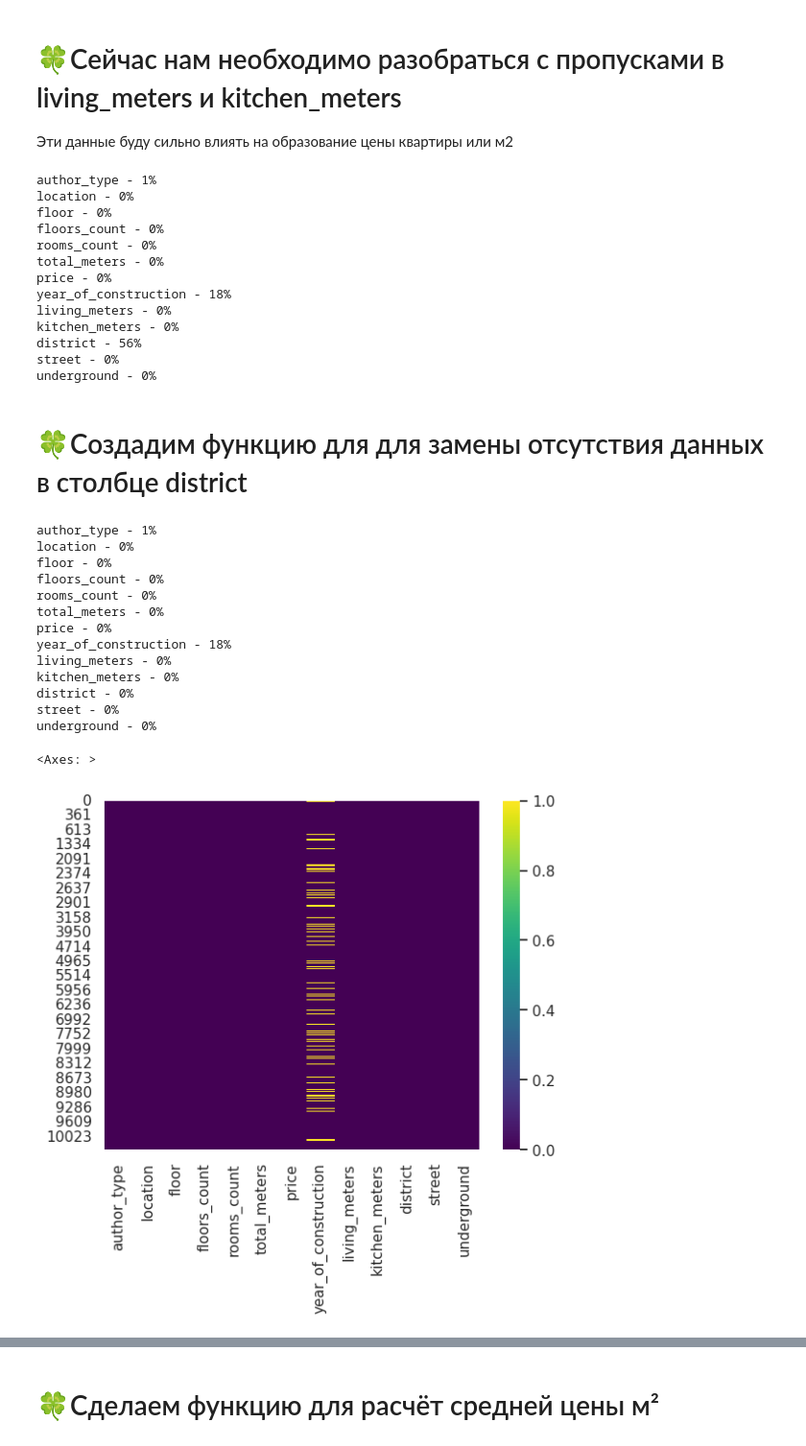
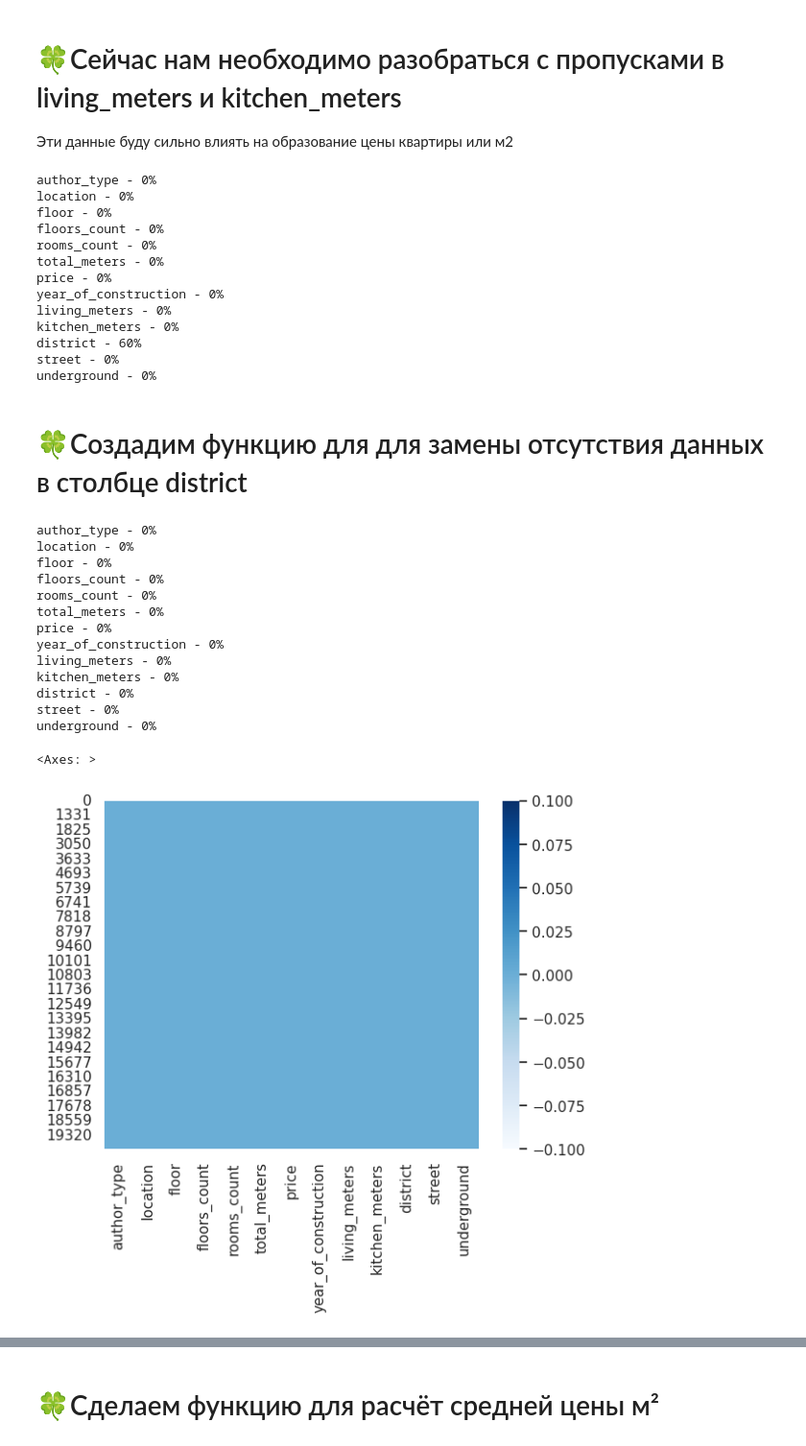
Before and after one commit to tmwsw/ML, a Jupyter notebook: main.ipynb, the cells around one changed output, grey strips where cells are left out. Shown at 96% size. Saved outputs shown, nothing was run; the diff lists cells and outputs as text; code cells hidden in the pictures.

```diff
--- a/main.ipynb
+++ b/main.ipynb
@@ -11,7 +11,7 @@ warnings.simplefilter('ignore')
 # %% [markdown]
 # 🍀Загружаем данные и проверяем что имеем
 # %%
-df = pd.read_csv("my_df.csv").drop_duplicates()
+df = pd.read_csv("main.csv").drop_duplicates()
 df.head()
 # %% [output]
 |  | author | author_type | url | location | deal_type | accommodation_type | floor | floors_count | ... |
@@ -154,6 +147,6 @@ sns.heatmap(df.isnull(), cmap='viridis')
 # %%
 df.drop(['residential_complex', 'house_number'], axis=1, inplace=True)
-df = df.dropna(subset=['underground', 'street'])
+df = df.dropna(subset=['underground', 'street', 'author_type', 'year_of_construction'])
 # %%
 for col in df.columns:
     pct_missing = np.mean(df[col].isnull())
@@ -175,6 +168,10 @@ underground - 0%
 # %% [markdown]
 # 🍀Сейчас нам необходимо разобраться с пропусками в living_meters и kitchen_meters
 Эти данные буду сильно влиять на образование цены квартиры или м2
+# %%
+# перед этим избавиться от символа м²
+df["kitchen_meters"] = (df["kitchen_meters"].str.replace("\xa0м²", "").str.replace(",", ".").astype(float))
+df['living_meters'] = df['living_meters'].str.replace('\xa0м²', '').str.replace(',', '.').astype(float)
 # %%
 df['living_meters'] = df['living_meters'].fillna(df['living_meters'].median())
 df['kitchen_meters'] = df['kitchen_meters'].fillna(df['kitchen_meters'].median())
@@ -184,17 +181,17 @@ for col in df.columns:
     pct_missing = np.mean(df[col].isnull())
     print('{} - {}%'.format(col, round(pct_missing*100)))
 # %% [output]
-author_type - 1%
+author_type - 0%
 location - 0%
 floor - 0%
 floors_count - 0%
 rooms_count - 0%
 total_meters - 0%
 price - 0%
-year_of_construction - 18%
+year_of_construction - 0%
 living_meters - 0%
 kitchen_meters - 0%
-district - 56%
+district - 60%
 street - 0%
 underground - 0%
 # %% [markdown]
@@ -214,14 +211,14 @@ for col in df.columns:
     pct_missing = np.mean(df[col].isnull())
     print('{} - {}%'.format(col, round(pct_missing*100)))
 # %% [output]
-author_type - 1%
+author_type - 0%
 location - 0%
 floor - 0%
 floors_count - 0%
 rooms_count - 0%
 total_meters - 0%
 price - 0%
-year_of_construction - 18%
+year_of_construction - 0%
 living_meters - 0%
 kitchen_meters - 0%
 district - 0%
@@ -229,7 +226,7 @@ street - 0%
 underground - 0%
 # %%
 # проверим пропуски после чистки
-sns.heatmap(df.isnull(), cmap='viridis')
+sns.heatmap(df.isnull(), cmap='Blues', )
 # %% [output]
 <Axes: >
-[figure, old version]
+[figure, new version]
```
Also changed, not shown: parts of 19 cells of this notebook.
